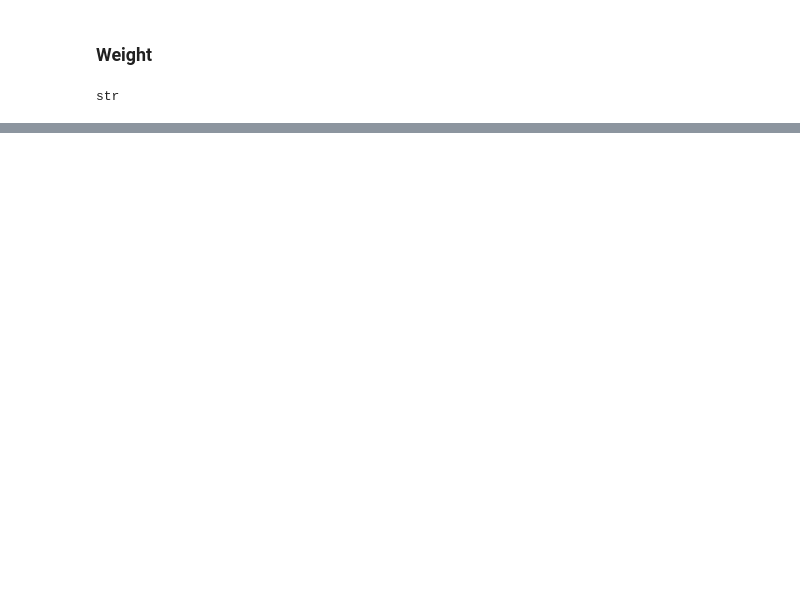
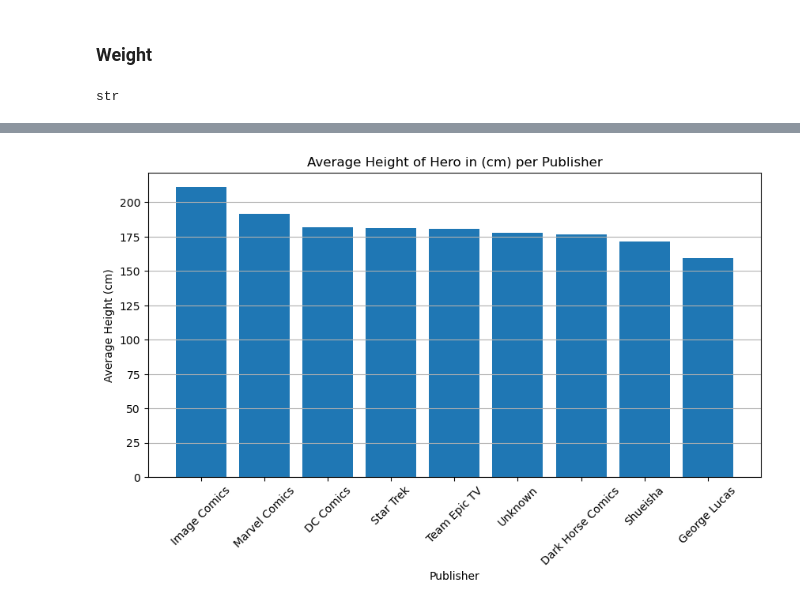
Before and after one commit to evany24/Advanced-Transformations-Core, a Jupyter notebook: Advanced Transformations Core.ipynb, the cells around one changed output, grey strips where cells are left out. Saved outputs shown, nothing was run; the diff lists cells and outputs as text; code cells hidden in the pictures; blank space fills up the shorter version.

```diff
--- a/Advanced Transformations Core.ipynb
+++ b/Advanced Transformations Core.ipynb
@@ -249,0 +347,4 @@ info_df.head(2)
+# %%
+#drop Powers and Powers_S
+powers_df.drop(columns=['Powers', 'Powers_S'], inplace=True)
+powers_df.head(2)
@@ -249,0 +361,3 @@ info_df.head(2)
+# %%
+df= pd.merge(info_df, powers_df, left_on='Hero', right_on='hero_names')
+df.head(2)
@@ -249,0 +391,3 @@ info_df.head(2)
+# %%
+df.drop(columns='hero_names', inplace=True)
+df.head(2)
@@ -249,0 +459,3 @@ info_df.head(2)
+# %%
+pub_height = df.groupby('Publisher')['Height (cm)'].mean().round(2).sort_values(ascending = False)
+pub_height
@@ -249,0 +474,12 @@ info_df.head(2)
+# %%
+fig, ax = plt.subplots(figsize=(10, 5))
+
+ax = plt.bar(pub_height.index, pub_height.values)
+plt.grid(axis='y')
+plt.xticks(rotation=45)
+
+plt.xlabel('Publisher')
+plt.ylabel('Average Height (cm)')
+plt.title('Average Height of Hero in (cm) per Publisher');
+# %% [output]
+[figure, added]
```
Also changed, not shown: parts of 30 cells of this notebook.
